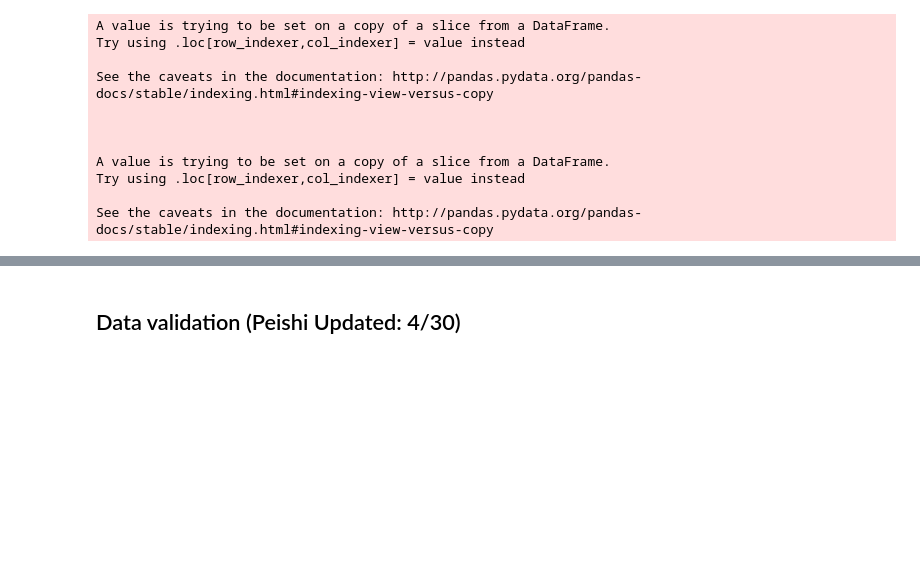
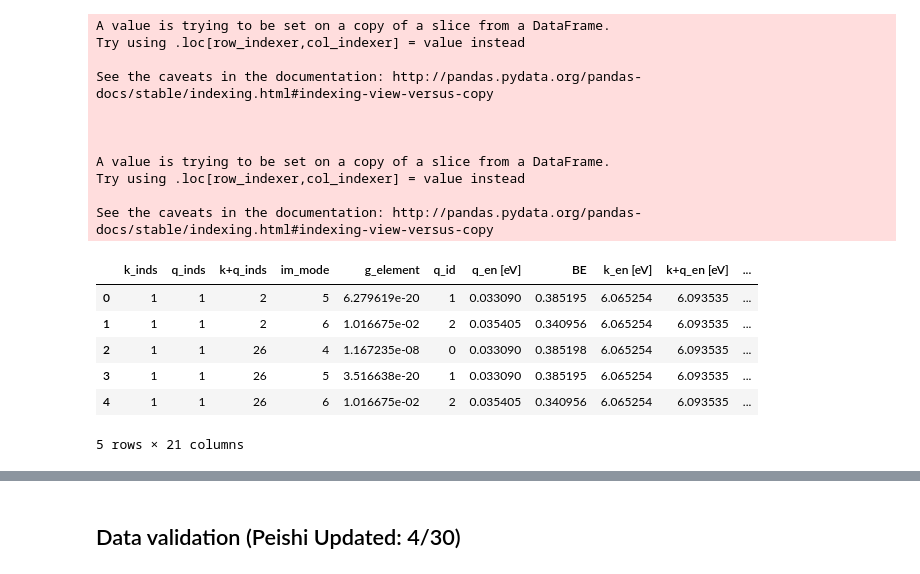
Before and after one commit to alexanderychoi/linear_boltzmann, a Jupyter notebook: data_processing_4_19.ipynb, the cells around one changed output, grey strips where cells are left out. Saved outputs shown, nothing was run; the diff lists cells and outputs as text; code cells hidden in the pictures; blank space fills up the shorter version.

```diff
--- a/data_processing_4_19.ipynb
+++ b/data_processing_4_19.ipynb
@@ -512,6 +512,16 @@ del low_collisionless_df
 del high_collisionless_df
 # %%
 full_g_df= gaussian_weight(full_g_df,b)
+# %%
+full_g_df.head()
+# %% [output]
+|  | k_inds | q_inds | k+q_inds | im_mode | g_element | q_id | q_en [eV] | BE | k_en [eV] | k+q_en [eV] | ... |
+| 0 | 1 | 1 | 2 | 5 | 6.279619e-20 | 1 | 0.033090 | 0.385195 | 6.065254 | 6.093535 | ... |
+| 1 | 1 | 1 | 2 | 6 | 1.016675e-02 | 2 | 0.035405 | 0.340956 | 6.065254 | 6.093535 | ... |
+| 2 | 1 | 1 | 26 | 4 | 1.167235e-08 | 0 | 0.033090 | 0.385198 | 6.065254 | 6.093535 | ... |
+| 3 | 1 | 1 | 26 | 5 | 3.516638e-20 | 1 | 0.033090 | 0.385195 | 6.065254 | 6.093535 | ... |
+| 4 | 1 | 1 | 26 | 6 | 1.016675e-02 | 2 | 0.035405 | 0.340956 | 6.065254 | 6.093535 | ... |
+5 rows × 21 columns
 # %%
 def scattering_rate(g_df):
     """
```
Also changed, not shown: parts of 4 cells of this notebook.
